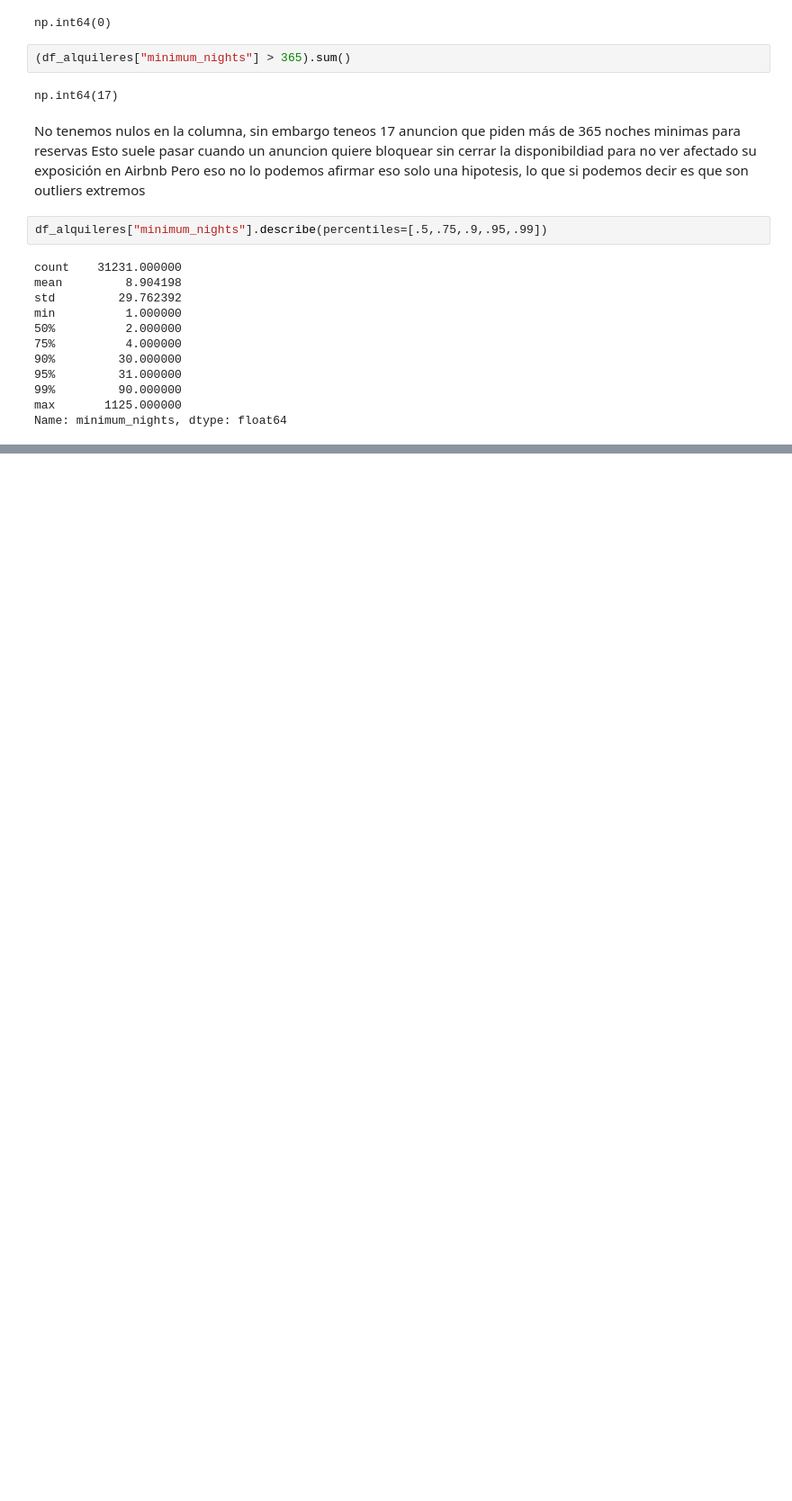
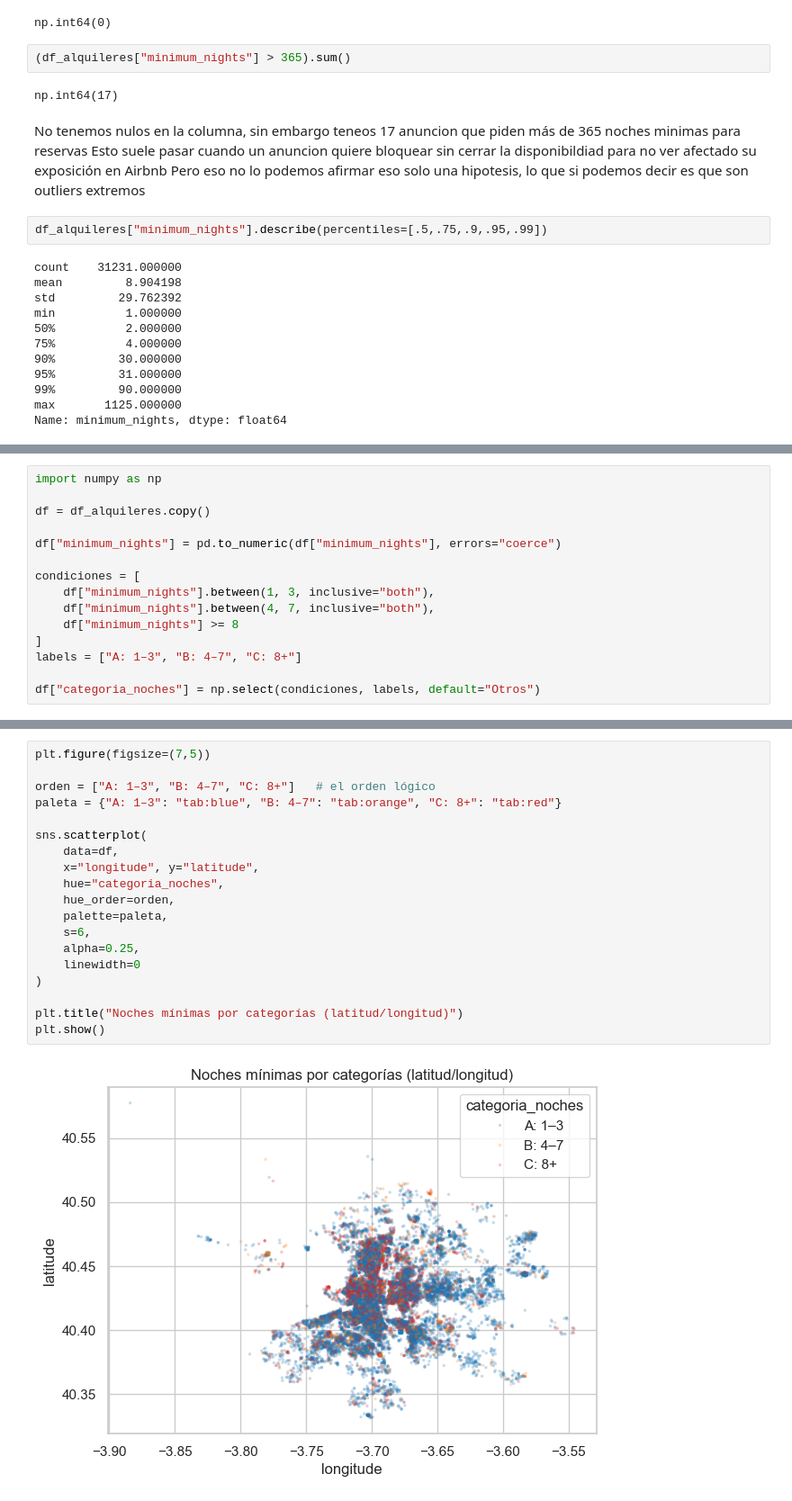
Before and after one commit to JavierPasAg/EDA_Tematica_del_proyecto, a Jupyter notebook: main_final.ipynb, the cells around one changed output, grey strips where cells are left out. Shown at 90% size. Cells and saved outputs as stored; diff of their text form; blank space fills up the shorter version.

Commit message:
grafico latitudlongitud noches minimas por categorias

```diff
--- a/main_final.ipynb
+++ b/main_final.ipynb
@@ -930,0 +931,15 @@ plt.show()
+# %%
+import numpy as np
+
+df = df_alquileres.copy()
+
+df["minimum_nights"] = pd.to_numeric(df["minimum_nights"], errors="coerce")
+
+condiciones = [
+    df["minimum_nights"].between(1, 3, inclusive="both"),
+    df["minimum_nights"].between(4, 7, inclusive="both"),
+    df["minimum_nights"] >= 8
+]
+labels = ["A: 1–3", "B: 4–7", "C: 8+"]
+
+df["categoria_noches"] = np.select(condiciones, labels, default="Otros")
@@ -930,0 +954,21 @@ plt.show()
+# %%
+plt.figure(figsize=(7,5))
+
+orden = ["A: 1–3", "B: 4–7", "C: 8+"]   # el orden lógico
+paleta = {"A: 1–3": "tab:blue", "B: 4–7": "tab:orange", "C: 8+": "tab:red"}
+
+sns.scatterplot(
+    data=df,
+    x="longitude", y="latitude",
+    hue="categoria_noches",
+    hue_order=orden,
+    palette=paleta,
+    s=6,
+    alpha=0.25,
+    linewidth=0
+)
+
+plt.title("Noches mínimas por categorías (latitud/longitud)")
+plt.show()
+# %% [output]
+[figure, added]
```
Also changed, not shown: parts of 4 cells of this notebook.
